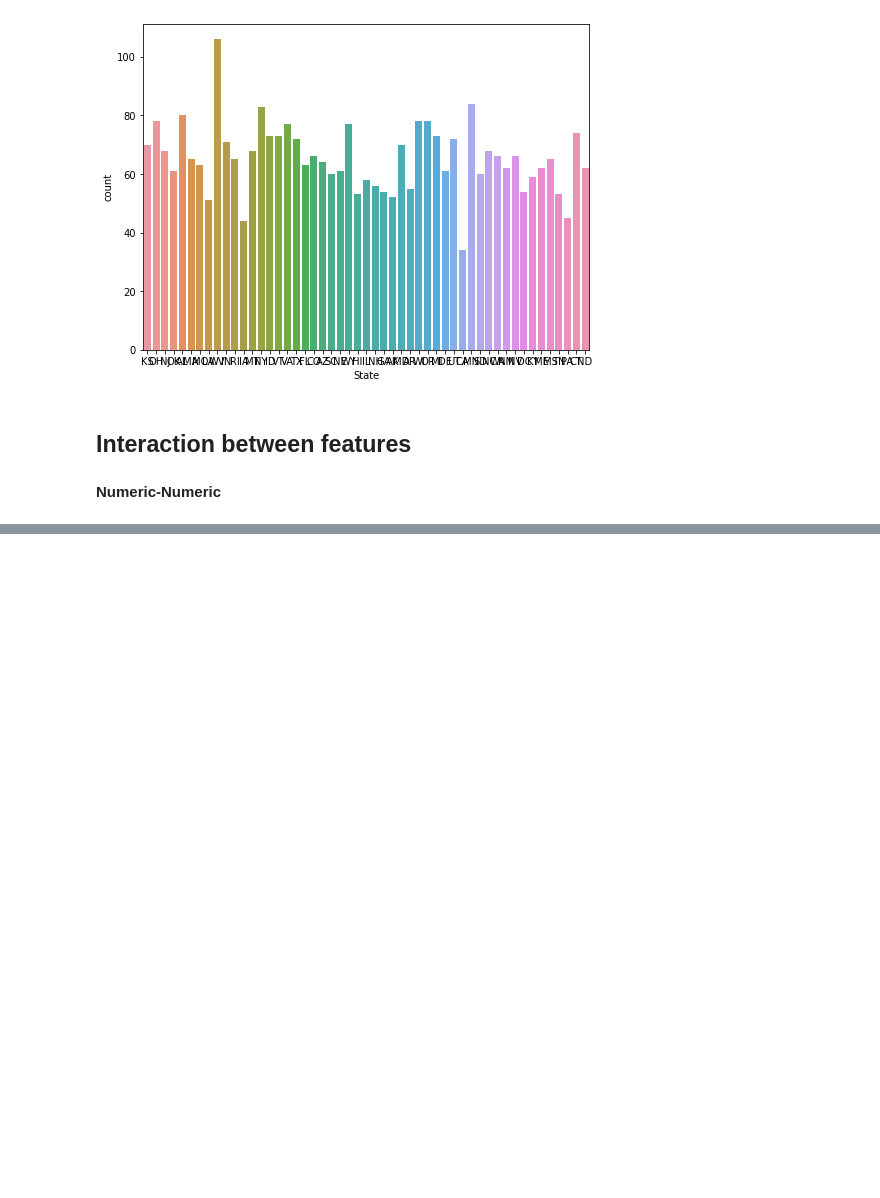
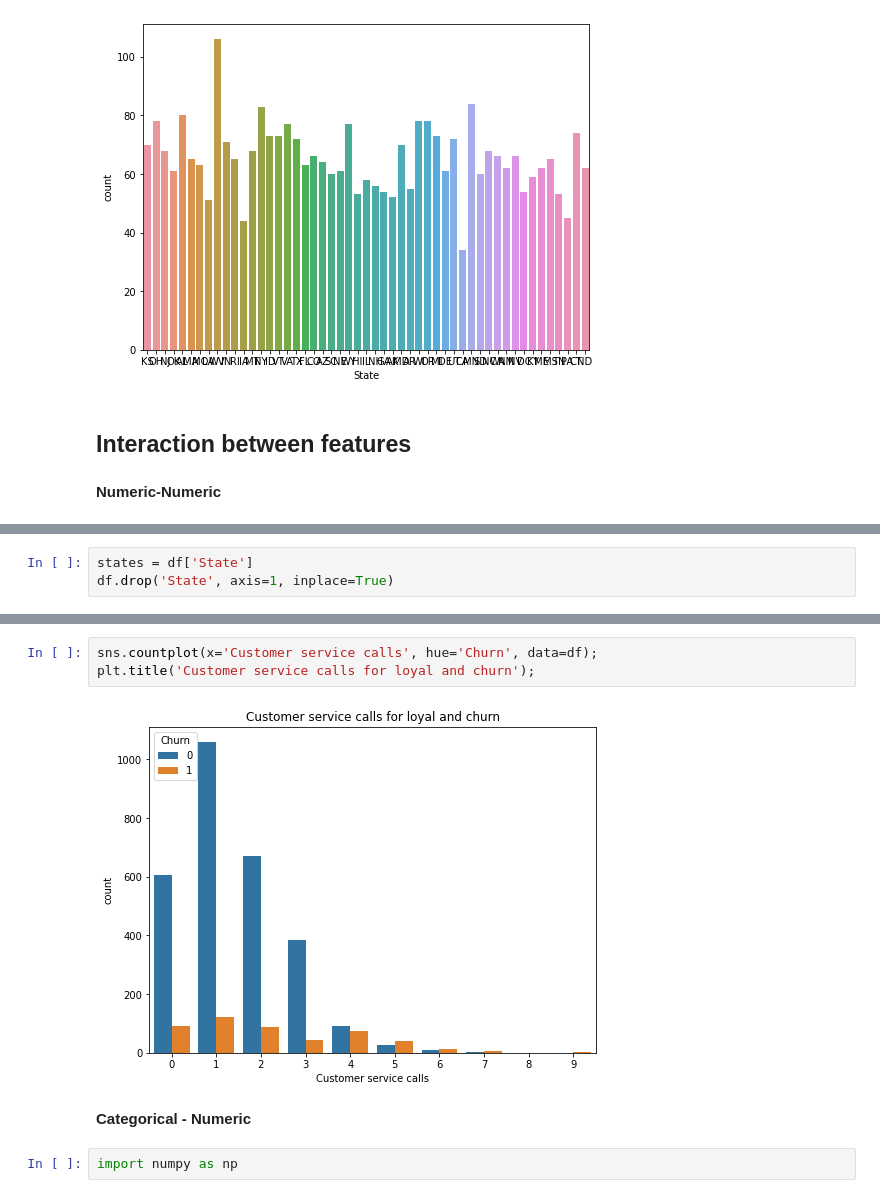
Before and after one commit to karanjogi/Practice, a Jupyter notebook: Lecture_02.ipynb, the cells around one changed output, grey strips where cells are left out. Cells and saved outputs as stored; diff of their text form; blank space fills up the shorter version.

```diff
--- a/Lecture_02.ipynb
+++ b/Lecture_02.ipynb
@@ -117,0 +123,3 @@ sns.countplot(x='State',data=df)
+# %%
+states = df['State']
+df.drop('State', axis=1, inplace=True)
@@ -117,0 +157,9 @@ sns.countplot(x='State',data=df)
+# %%
+sns.countplot(x='Customer service calls', hue='Churn', data=df);
+plt.title('Customer service calls for loyal and churn');
+# %% [output]
+[figure, added]
+# %% [markdown]
+**Categorical - Numeric**
+# %%
+import numpy as np
```
Also changed, not shown: parts of 14 cells of this notebook.
